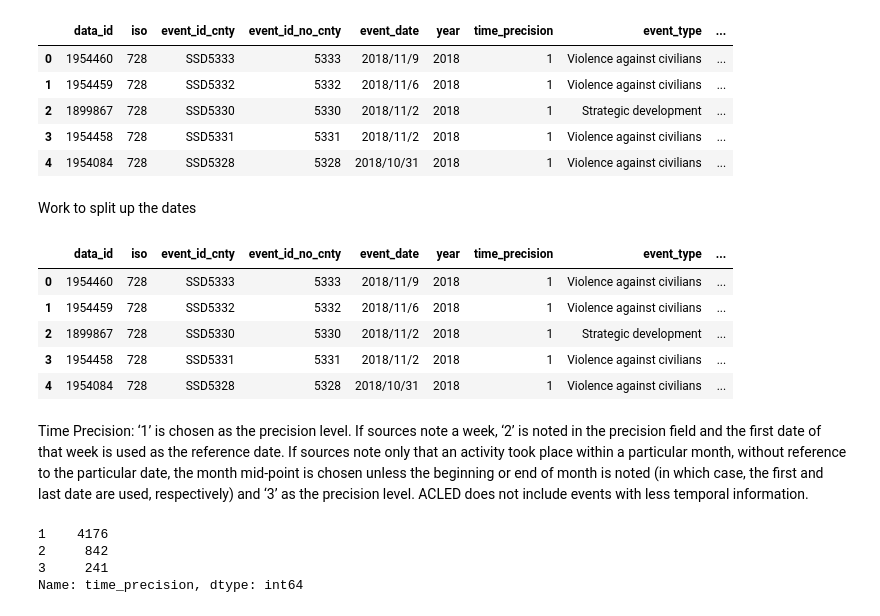
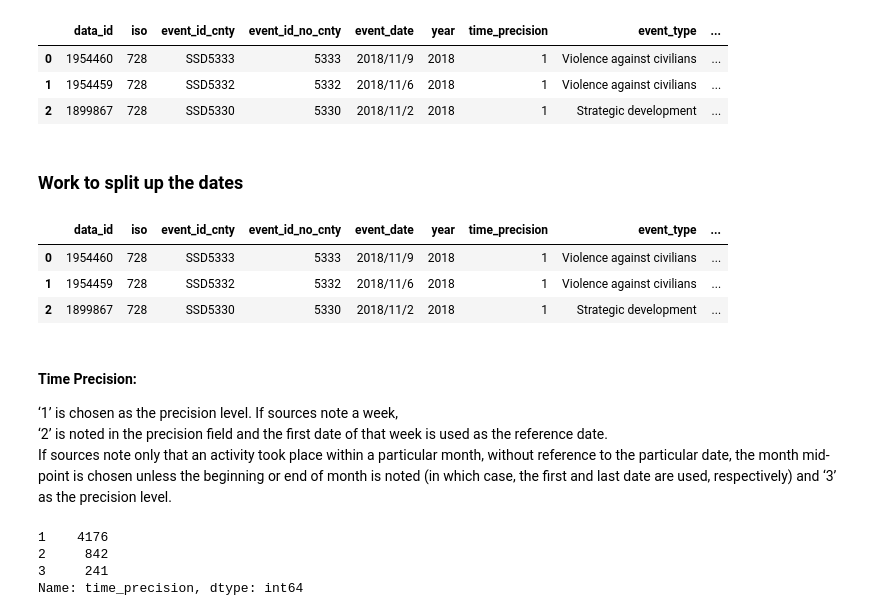
Before and after one commit to hbshih/Data-Science-17-18-Project, a Jupyter notebook: South_Sudan_Violence_Data.ipynb, the cells around one changed output. Cells and saved outputs as stored; diff of their text form; code cells hidden in the pictures.

```diff
--- a/DS_Project_SouthSudanRawData.ipynb
+++ b/South_Sudan_Violence_Data.ipynb
@@ -1,31 +1,30 @@
 # %%
 import pandas as pd
 pd.set_option('display.max_columns', 35)
 
 south_sudan_violence_data = pd.read_csv("ACLED_south-sudan.csv")
-south_sudan_violence_data.head()
+south_sudan_violence_data.head(3)
 # %% [output]
 |  | data_id | iso | event_id_cnty | event_id_no_cnty | event_date | year | time_precision | event_type | ... |
 | 0 | 1954460 | 728 | SSD5333 | 5333 | 2018/11/9 | 2018 | 1 | Violence against civilians | ... |
 | 1 | 1954459 | 728 | SSD5332 | 5332 | 2018/11/6 | 2018 | 1 | Violence against civilians | ... |
 | 2 | 1899867 | 728 | SSD5330 | 5330 | 2018/11/2 | 2018 | 1 | Strategic development | ... |
-| 3 | 1954458 | 728 | SSD5331 | 5331 | 2018/11/2 | 2018 | 1 | Violence against civilians | ... |
-| 4 | 1954084 | 728 | SSD5328 | 5328 | 2018/10/31 | 2018 | 1 | Violence against civilians | ... |
 # %% [markdown]
-Work to split up the dates
+### Work to split up the dates
 # %%
 south_sudan_violence_data['Month']=[d.split('/')[1] for d in south_sudan_violence_data.event_date]
 south_sudan_violence_data['Day']=[d.split('/')[2] for d in south_sudan_violence_data.event_date]
-south_sudan_violence_data.head()
+south_sudan_violence_data.head(3)
 # %% [output]
 |  | data_id | iso | event_id_cnty | event_id_no_cnty | event_date | year | time_precision | event_type | ... |
 | 0 | 1954460 | 728 | SSD5333 | 5333 | 2018/11/9 | 2018 | 1 | Violence against civilians | ... |
 | 1 | 1954459 | 728 | SSD5332 | 5332 | 2018/11/6 | 2018 | 1 | Violence against civilians | ... |
 | 2 | 1899867 | 728 | SSD5330 | 5330 | 2018/11/2 | 2018 | 1 | Strategic development | ... |
-| 3 | 1954458 | 728 | SSD5331 | 5331 | 2018/11/2 | 2018 | 1 | Violence against civilians | ... |
-| 4 | 1954084 | 728 | SSD5328 | 5328 | 2018/10/31 | 2018 | 1 | Violence against civilians | ... |
 # %% [markdown]
-Time Precision: ‘1’ is chosen as the precision level. If sources note a week, ‘2’ is noted in the precision field and the first date of that week is used as the reference date. If sources note only that an activity took place within a particular month, without reference to the particular date, the month mid-point is chosen unless the beginning or end of month is noted (in which case, the first and last date are used, respectively) and ‘3’ as the precision level. ACLED does not include events with less temporal information.
+#### Time Precision: <br>
+‘1’ is chosen as the precision level. If sources note a week, <br>
+‘2’ is noted in the precision field and the first date of that week is used as the reference date. <br>
+If sources note only that an activity took place within a particular month, without reference to the particular date, the month mid-point is chosen unless the beginning or end of month is noted (in which case, the first and last date are used, respectively) and ‘3’ as the precision level.
 # %%
 south_sudan_violence_data.time_precision.value_counts()
 # %% [output]
```
Also changed, not shown: parts of 9 cells of this notebook, 55 other files.
